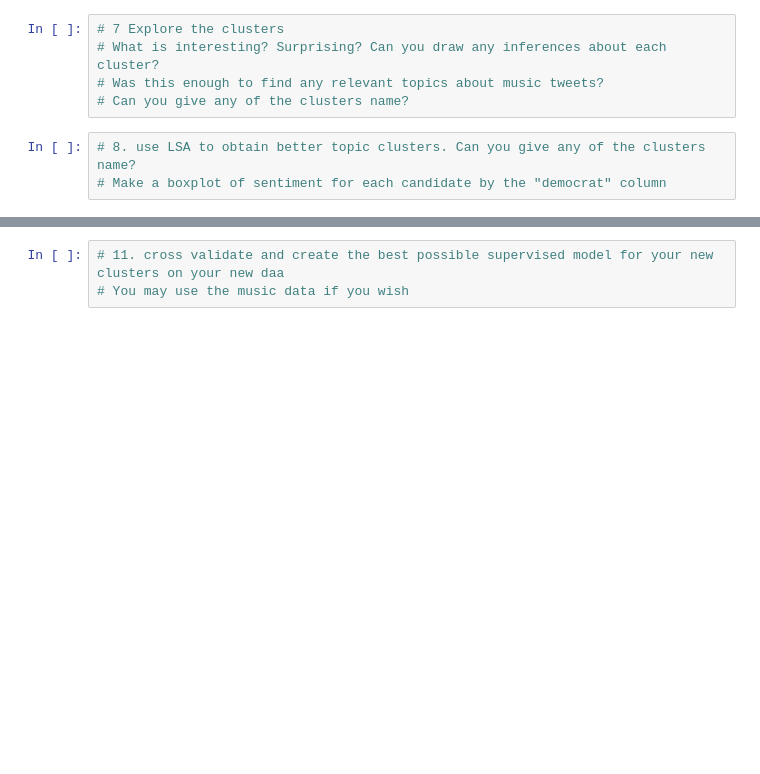
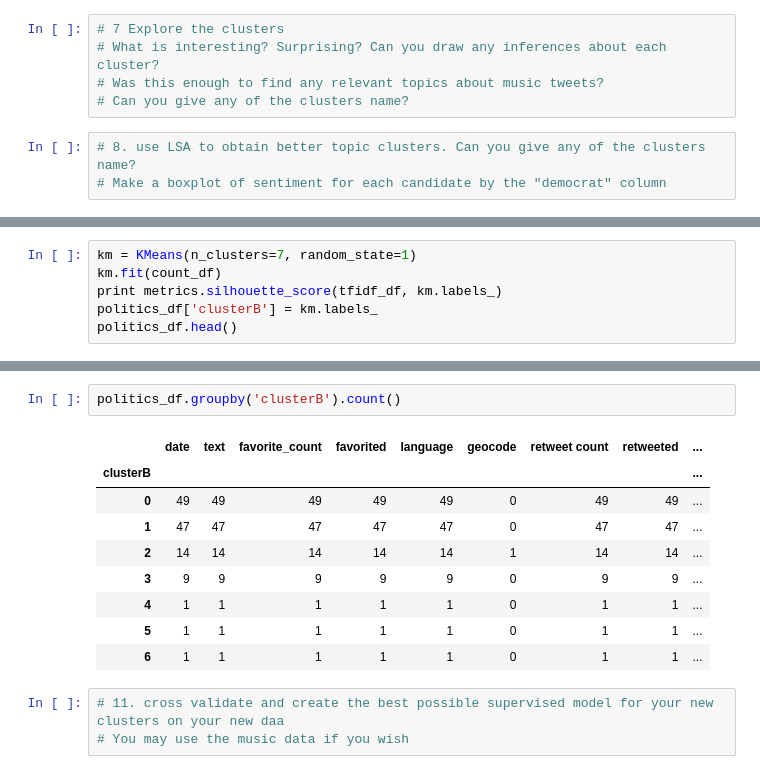
Before and after one commit to Stanleyyork/sfdat28-stevens, a Jupyter notebook: hw/hw2.ipynb, the cells around one changed output, grey strips where cells are left out. Saved outputs shown, nothing was run; the diff lists cells and outputs as text; blank space fills up the shorter version.

```diff
--- a/hw/hw2.ipynb
+++ b/hw/hw2.ipynb
@@ -301,0 +384,6 @@ other_tweets = parse_status_objects(other_tweets)
+# %%
+km = KMeans(n_clusters=7, random_state=1)
+km.fit(count_df)
+print metrics.silhouette_score(tfidf_df, km.labels_)
+politics_df['clusterB'] = km.labels_
+politics_df.head()
@@ -302,3 +398,15 @@ other_tweets = parse_status_objects(other_tweets)
+# %%
+politics_df.groupby('clusterB').count()
+# %% [output]
+|  | date | text | favorite_count | favorited | language | geocode | retweet count | retweeted | ... |
+| clusterB |  |  |  |  |  |  |  |  | ... |
+| 0 | 49 | 49 | 49 | 49 | 49 | 0 | 49 | 49 | ... |
+| 1 | 47 | 47 | 47 | 47 | 47 | 0 | 47 | 47 | ... |
+| 2 | 14 | 14 | 14 | 14 | 14 | 1 | 14 | 14 | ... |
+| 3 | 9 | 9 | 9 | 9 | 9 | 0 | 9 | 9 | ... |
+| 4 | 1 | 1 | 1 | 1 | 1 | 0 | 1 | 1 | ... |
+| 5 | 1 | 1 | 1 | 1 | 1 | 0 | 1 | 1 | ... |
+| 6 | 1 | 1 | 1 | 1 | 1 | 0 | 1 | 1 | ... |
 # %%
 # 11. cross validate and create the best possible supervised model for your new clusters on your new daa
 # You may use the music data if you wish
```
Also changed, not shown: parts of 7 cells of this notebook.
